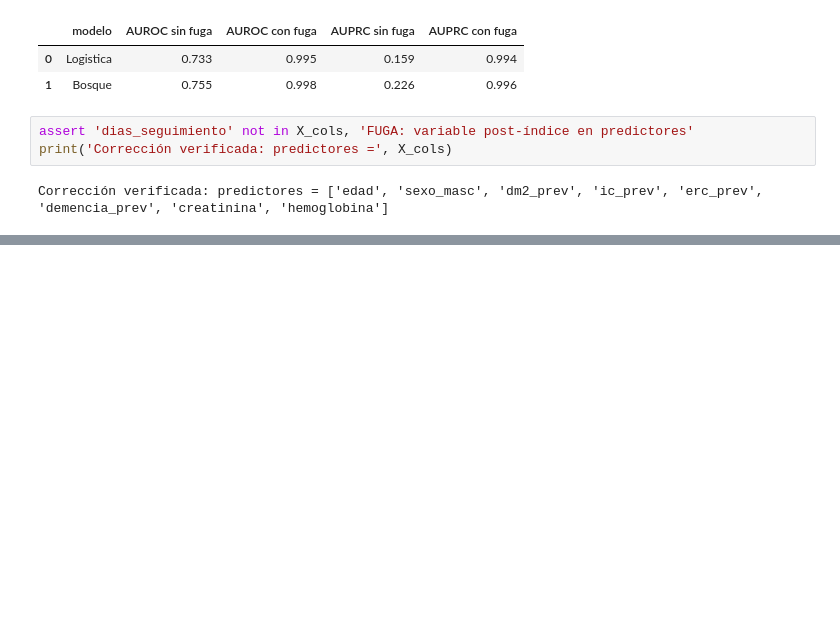
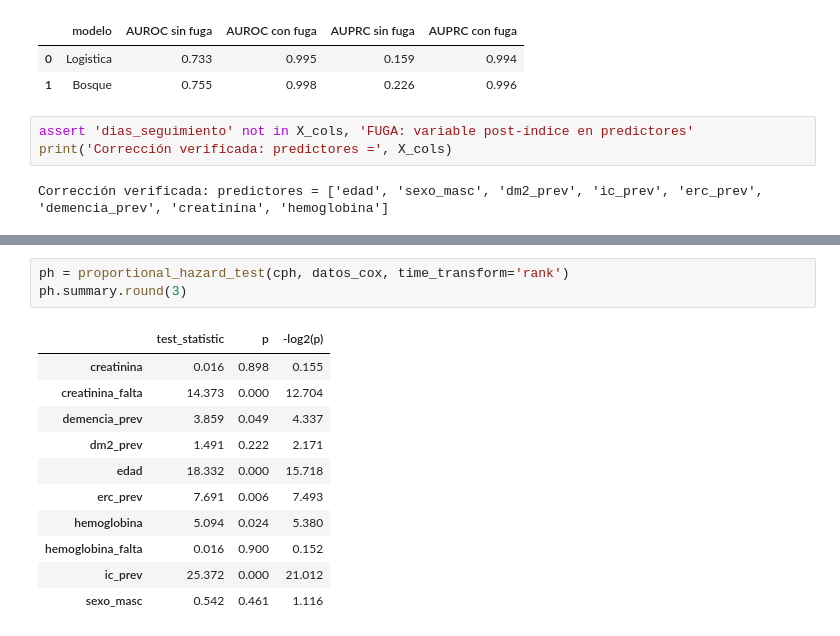
Before and after one commit to alejandroeliu-sys/curso-ciencia-datos-entregas, a Jupyter notebook: s22-ml-fundamentos-sklearn/tu-entrega/modelo_base.ipynb, the cells around one changed output, grey strips where cells are left out. Drawn from its saved outputs; the diff is of its cells as text; blank space fills up the shorter version.

```diff
--- a/s22-ml-fundamentos-sklearn/tu-entrega/modelo_base.ipynb
+++ b/s22-ml-fundamentos-sklearn/tu-entrega/modelo_base.ipynb
@@ -224,0 +258,15 @@ Corrección verificada: predictores = ['edad', 'sexo_masc', 'dm2_prev', 'ic_prev
+# %%
+ph = proportional_hazard_test(cph, datos_cox, time_transform='rank')
+ph.summary.round(3)
+# %% [output]
+|  | test_statistic | p | -log2(p) |
+| creatinina | 0.016 | 0.898 | 0.155 |
+| creatinina_falta | 14.373 | 0.000 | 12.704 |
+| demencia_prev | 3.859 | 0.049 | 4.337 |
+| dm2_prev | 1.491 | 0.222 | 2.171 |
+| edad | 18.332 | 0.000 | 15.718 |
+| erc_prev | 7.691 | 0.006 | 7.493 |
+| hemoglobina | 5.094 | 0.024 | 5.380 |
+| hemoglobina_falta | 0.016 | 0.900 | 0.152 |
+| ic_prev | 25.372 | 0.000 | 21.012 |
+| sexo_masc | 0.542 | 0.461 | 1.116 |
```
Also changed, not shown: parts of 4 cells of this notebook.
